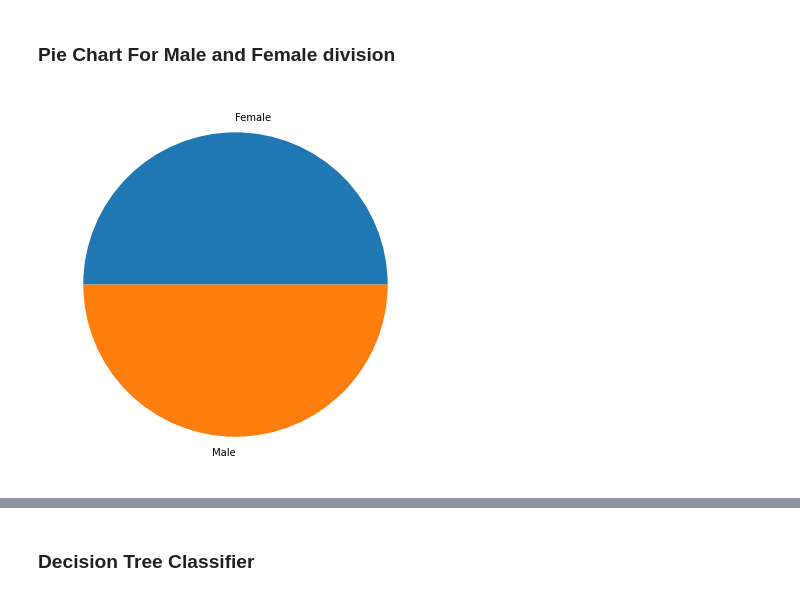
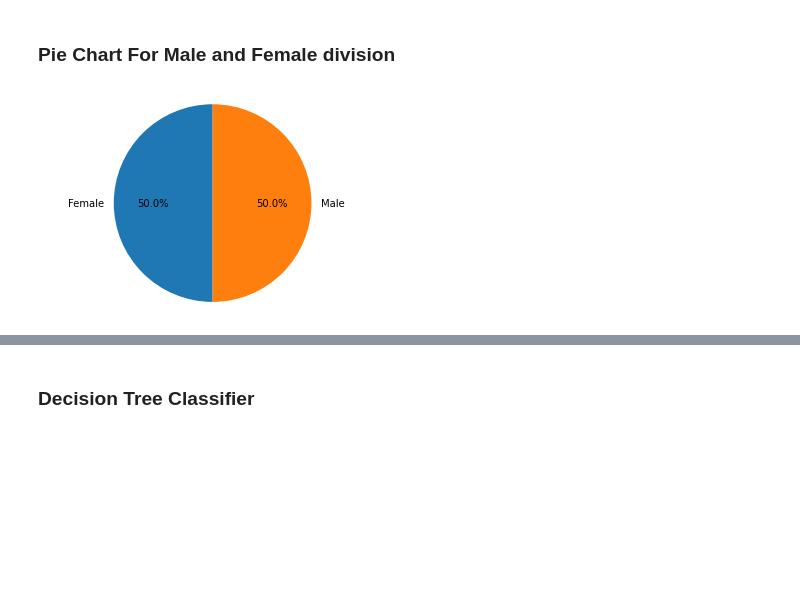
Before and after one commit to MaximCamilleri/Gender-Prediction-by-Voice, a Jupyter notebook: Help File.ipynb, the cells around one changed output, grey strips where cells are left out. Drawn from its saved outputs; the diff is of its cells as text; code cells hidden in the pictures; blank space fills up the shorter version.

```diff
--- a/Help File.ipynb
+++ b/Help File.ipynb
@@ -90,10 +90,14 @@ d= [1584,1584]
 # %% [markdown]
 ### Pie Chart For Male and Female division
 # %%
-fig = plt.figure(figsize =(10, 7))
-plt.pie(d, labels = data)
 
+
+fig1, ax1 = plt.subplots()
+fig1.set_facecolor("white")
+ax1.pie(d, labels=data, autopct='%1.1f%%',
+        shadow=False, startangle=90)
+ax1.axis('equal')
 # show plot
 plt.show()
 # %% [output]
-[figure, old version]
+[figure, new version]
```
Also changed, not shown: parts of 2 cells of this notebook, 23 other files.
